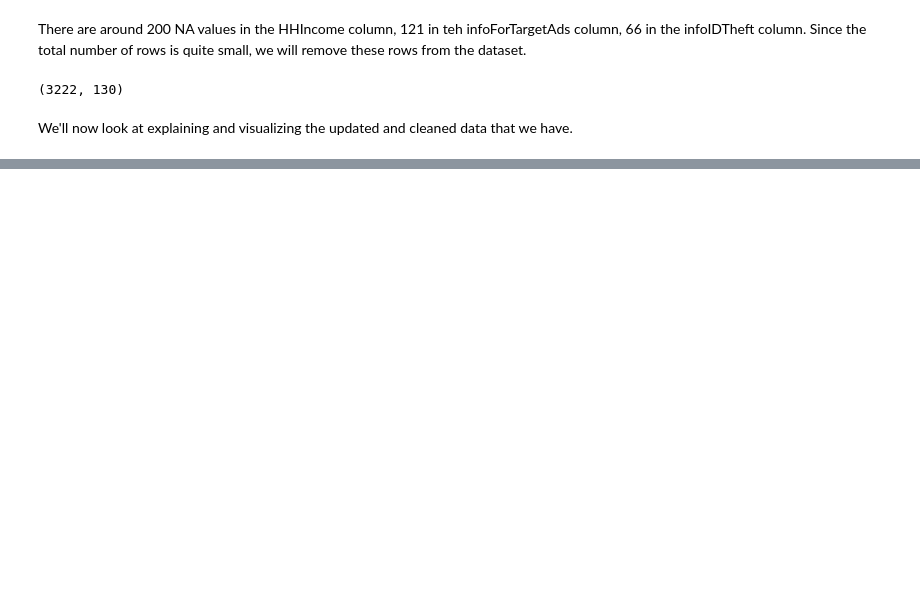
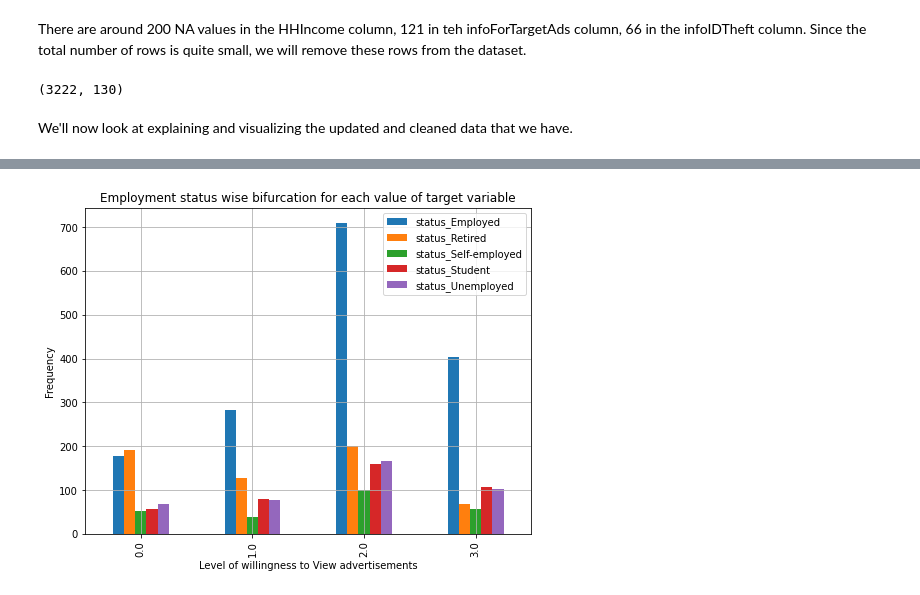
Before and after one commit to aud-z/DeloitteDigitalDemocracy, a Jupyter notebook: DSPM_v1.ipynb, the cells around one changed output, grey strips where cells are left out. Cells and saved outputs as stored; diff of their text form; code cells hidden in the pictures; blank space fills up the shorter version.

```diff
--- a/DSPM_v1.ipynb
+++ b/DSPM_v1.ipynb
@@ -397,0 +432,9 @@ df.describe().transpose()
+# %%
+# Visualization between Employment status and target variable
+df_plot = df2[['target_willing','status_Employed','status_Retired','status_Self-employed','status_Student','status_Unemployed']].groupby('target_willing').sum()
+df_plot.plot.bar(title = 'Employment status wise bifurcation for each value of target variable', figsize = (8,6), grid = True)
+plt.xlabel('Level of willingness to View advertisements')
+plt.ylabel('Frequency')
+plt.show()
+# %% [output]
+[figure, added]
```
Also changed, not shown: parts of 17 cells of this notebook.
